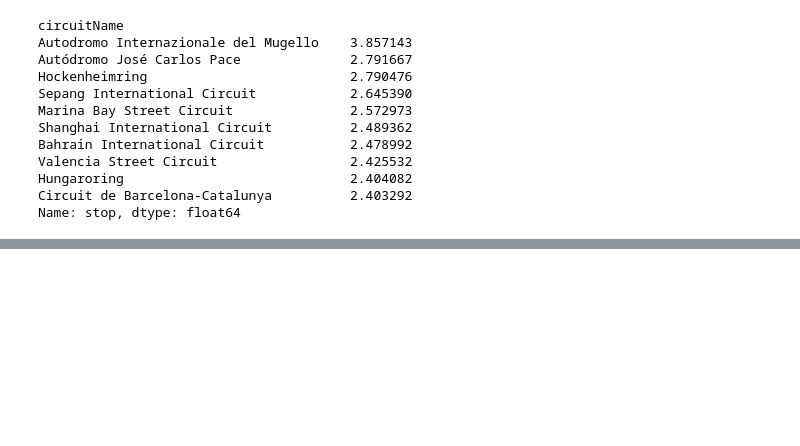
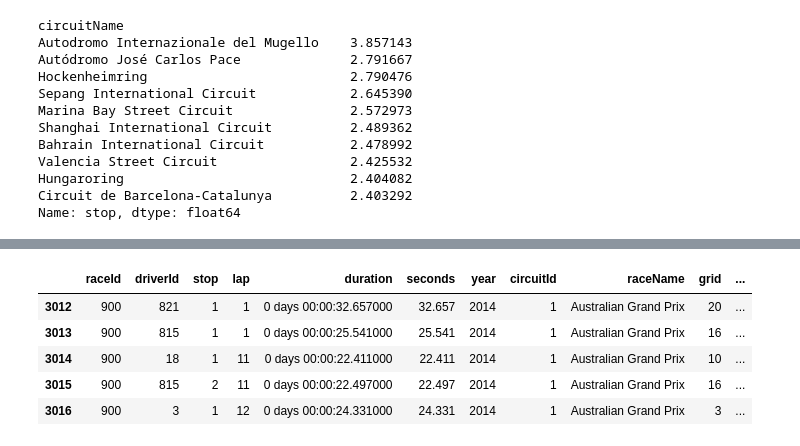
Before and after one commit to PraveenAyush/Formula-1-Analytics, a Jupyter notebook: pit_stop_analysis.ipynb, the cells around one changed output, grey strips where cells are left out. Saved outputs shown, nothing was run; the diff lists cells and outputs as text; code cells hidden in the pictures; blank space fills up the shorter version.

```diff
--- a/pit_stop_analysis.ipynb
+++ b/pit_stop_analysis.ipynb
@@ -251,0 +270,11 @@ fig.show()
+# %%
+# Selecting columns with year>=2014
+filtered_df = filtered_df[filtered_df['year'] >= 2014]
+filtered_df.head()
+# %% [output]
+|  | raceId | driverId | stop | lap | duration | seconds | year | circuitId | raceName | grid | ... |
+| 3012 | 900 | 821 | 1 | 1 | 0 days 00:00:32.657000 | 32.657 | 2014 | 1 | Australian Grand Prix | 20 | ... |
+| 3013 | 900 | 815 | 1 | 1 | 0 days 00:00:25.541000 | 25.541 | 2014 | 1 | Australian Grand Prix | 16 | ... |
+| 3014 | 900 | 18 | 1 | 11 | 0 days 00:00:22.411000 | 22.411 | 2014 | 1 | Australian Grand Prix | 10 | ... |
+| 3015 | 900 | 815 | 2 | 11 | 0 days 00:00:22.497000 | 22.497 | 2014 | 1 | Australian Grand Prix | 16 | ... |
+| 3016 | 900 | 3 | 1 | 12 | 0 days 00:00:24.331000 | 24.331 | 2014 | 1 | Australian Grand Prix | 3 | ... |
```
Also changed, not shown: parts of 8 cells of this notebook.
